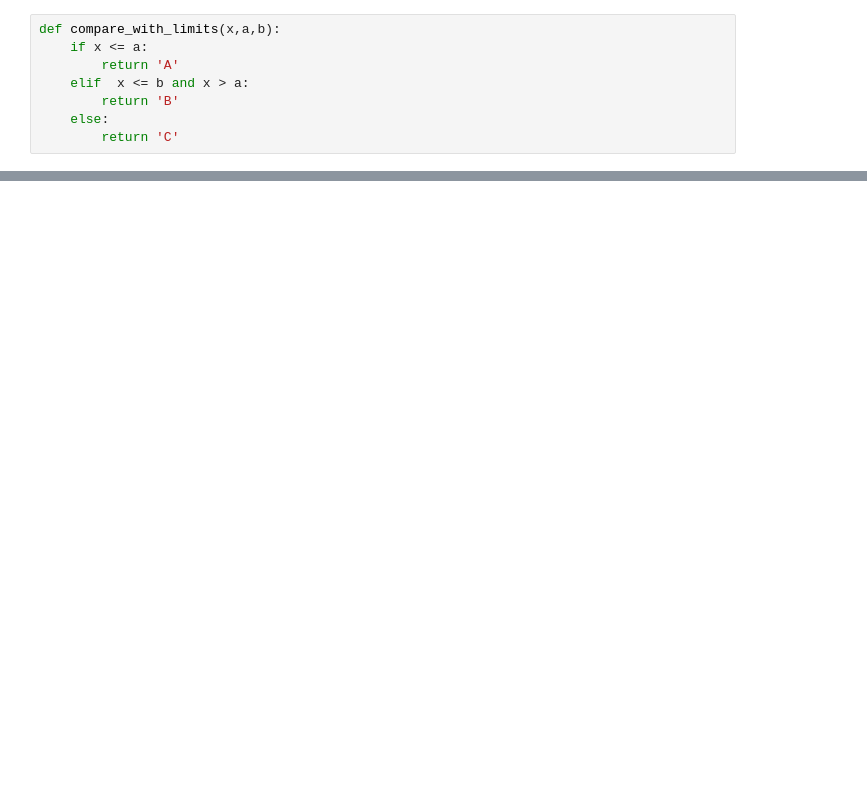
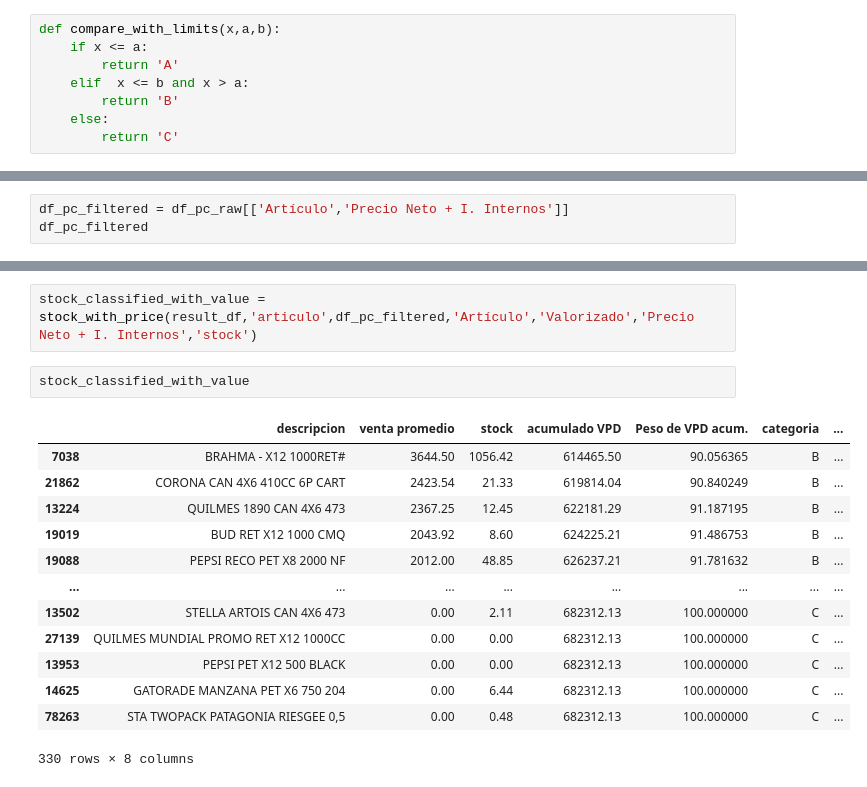
Before and after one commit to claudito1991/ABC_product_clasification, a Jupyter notebook: test.ipynb, the cells around one changed output, grey strips where cells are left out. Saved outputs shown, nothing was run; the diff lists cells and outputs as text; blank space fills up the shorter version.

```diff
--- a/test.ipynb
+++ b/test.ipynb
@@ -82,0 +142,3 @@ df
+# %%
+df_pc_filtered = df_pc_raw[['Artículo','Precio Neto + I. Internos']]
+df_pc_filtered
@@ -82,0 +159,18 @@ df
+# %%
+stock_classified_with_value = stock_with_price(result_df,'articulo',df_pc_filtered,'Artículo','Valorizado','Precio Neto + I. Internos','stock')
+# %%
+stock_classified_with_value
+# %% [output]
+|  | descripcion | venta promedio | stock | acumulado VPD | Peso de VPD acum. | categoria | ... |
+| 7038 | BRAHMA - X12 1000RET# | 3644.50 | 1056.42 | 614465.50 | 90.056365 | B | ... |
+| 21862 | CORONA CAN 4X6 410CC 6P CART | 2423.54 | 21.33 | 619814.04 | 90.840249 | B | ... |
+| 13224 | QUILMES 1890 CAN 4X6 473 | 2367.25 | 12.45 | 622181.29 | 91.187195 | B | ... |
+| 19019 | BUD RET X12 1000 CMQ | 2043.92 | 8.60 | 624225.21 | 91.486753 | B | ... |
+| 19088 | PEPSI RECO PET X8 2000 NF | 2012.00 | 48.85 | 626237.21 | 91.781632 | B | ... |
+| ... | ... | ... | ... | ... | ... | ... | ... |
+| 13502 | STELLA ARTOIS CAN 4X6 473 | 0.00 | 2.11 | 682312.13 | 100.000000 | C | ... |
+| 27139 | QUILMES MUNDIAL PROMO RET X12 1000CC | 0.00 | 0.00 | 682312.13 | 100.000000 | C | ... |
+| 13953 | PEPSI PET X12 500 BLACK | 0.00 | 0.00 | 682312.13 | 100.000000 | C | ... |
+| 14625 | GATORADE MANZANA PET X6 750 204 | 0.00 | 6.44 | 682312.13 | 100.000000 | C | ... |
+| 78263 | STA TWOPACK PATAGONIA RIESGEE 0,5 | 0.00 | 0.48 | 682312.13 | 100.000000 | C | ... |
+330 rows × 8 columns
```
Also changed, not shown: parts of 20 cells of this notebook.
